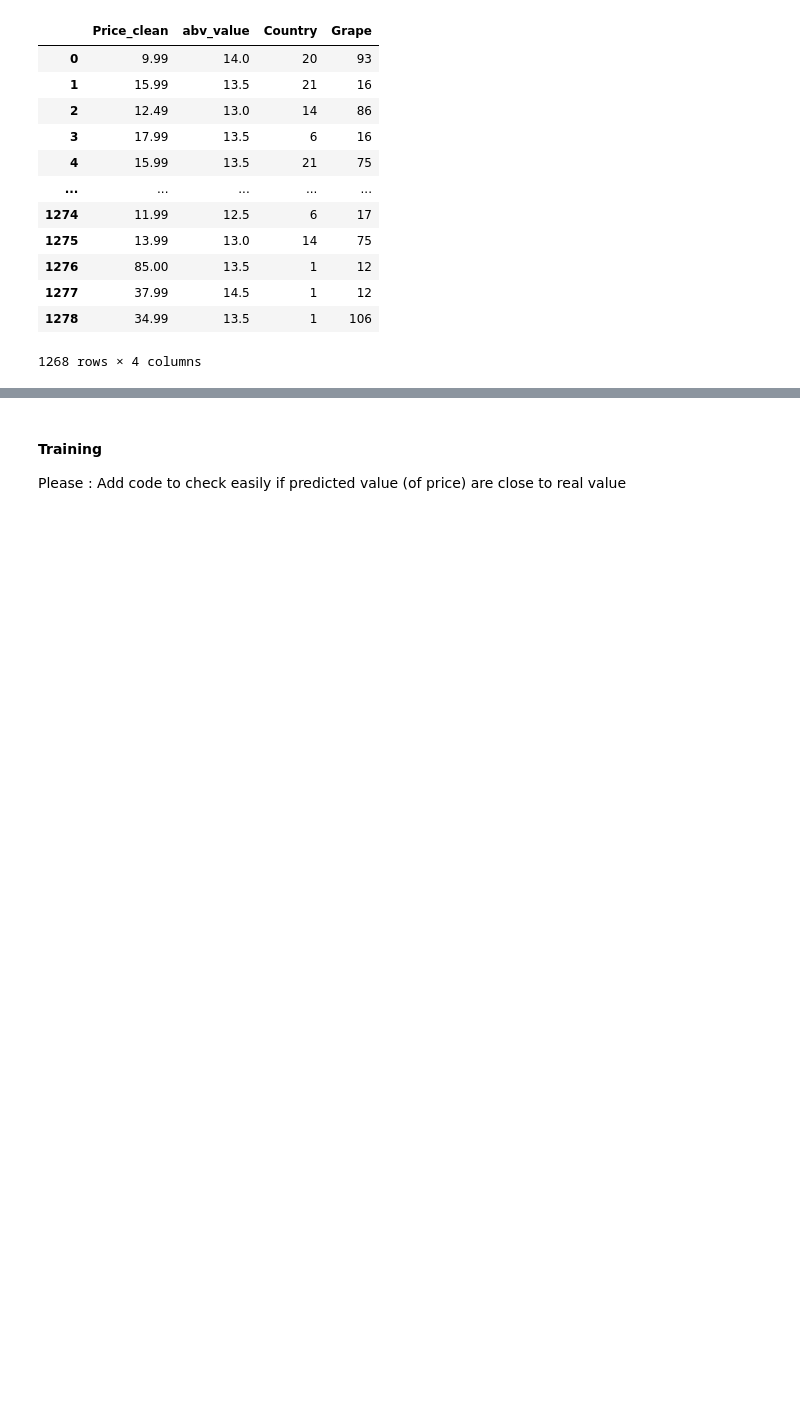
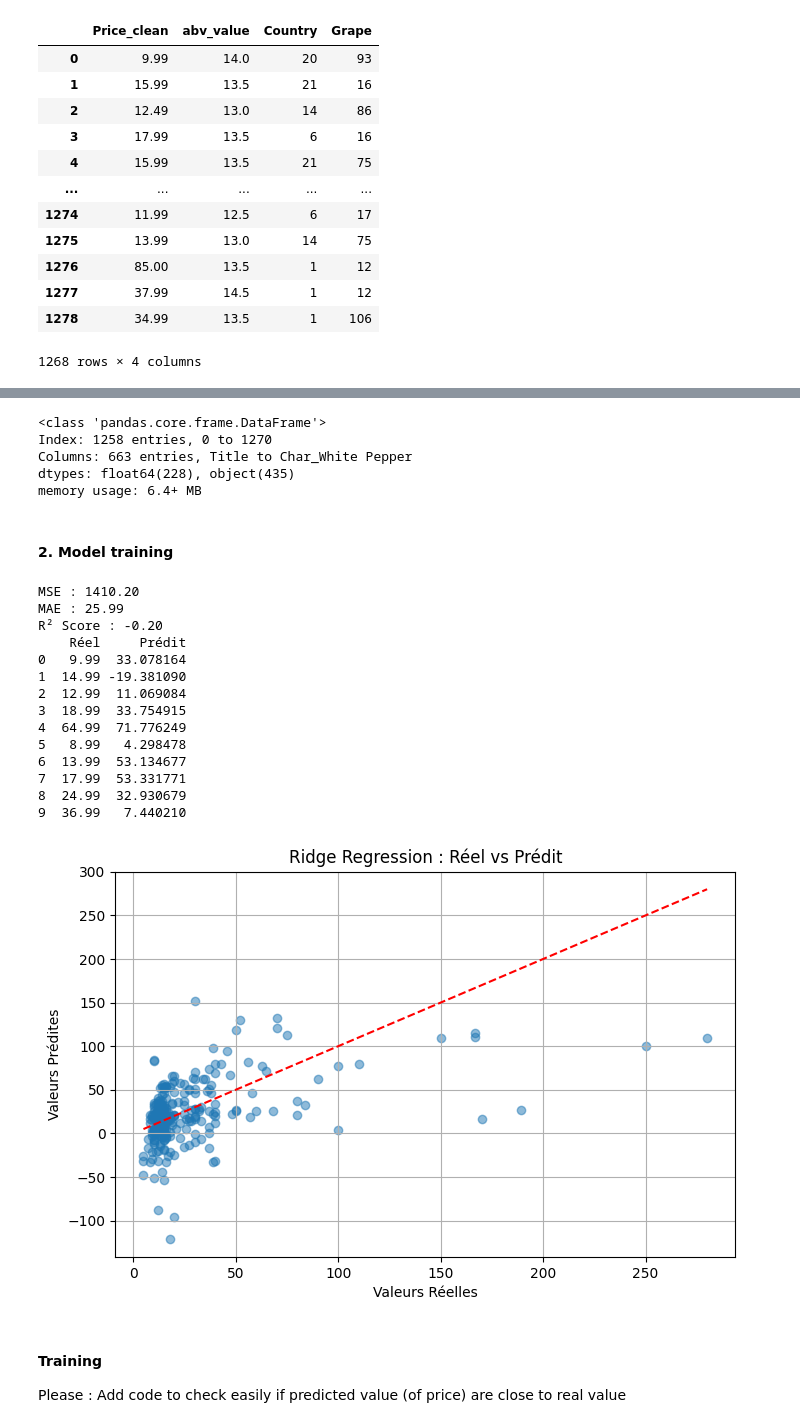
Before and after one commit to pierreLouisClv/Spochify, a Jupyter notebook: Spochify.ipynb, the cells around one changed output, grey strips where cells are left out. Cells and saved outputs as stored; diff of their text form; code cells hidden in the pictures; blank space fills up the shorter version.

```diff
--- a/Spochify.ipynb
+++ b/Spochify.ipynb
@@ -100,0 +102,11 @@ wine_df.head()
+# %%
+# Number of rows to remove
+print(wine_df['Grape'].isna().sum())
+
+# Remove NaN values
+wine_df.dropna(subset=['Grape'], inplace=True)
+
+# Encode it
+grape_encoded = pd.get_dummies(wine_df['Grape'], prefix='Grape')
+wine_df = pd.concat([wine_df, grape_encoded], axis=1)
+wine_df.drop('Grape', axis=1, inplace=True)
@@ -214,3 +268,72 @@ Encode Country and Grape
+# %%
+wine_df.info()
+# %% [output]
+<class 'pandas.core.frame.DataFrame'>
+Index: 1258 entries, 0 to 1270
+Columns: 663 entries, Title to Char_White Pepper
+dtypes: float64(228), object(435)
+memory usage: 6.4+ MB
+# %% [markdown]
+#### 2. Model training
+# %%
+# 1. Séparation des données
+titles = wine_df['Title']
+X = wine_df.drop(columns=['Price_clean', 'Title'])  # ou autre cible
+y = wine_df['Price_clean']
+
+X_train, X_test, y_train, y_test = train_test_split(X, y, test_size=0.2, random_state=42)
+
+# 2. Pipeline StandardScaler + Ridge
+model_pipeline = Pipeline([
+    ('scaler', StandardScaler()),
+    ('ridge', Ridge(alpha=1.0))
+])
+
+
+# 3. Entraînement
+model_pipeline.fit(X_train, y_train)
+
+# 4. Prédictions
+y_pred = model_pipeline.predict(X_test)
+
+# 5. Évaluation
+print(f"MSE : {mean_squared_error(y_test, y_pred):.2f}")
+print(f"MAE : {mean_absolute_error(y_test, y_pred):.2f}")
+print(f"R² Score : {r2_score(y_test, y_pred):.2f}")
+
+# 6. Comparaison valeurs réelles vs prédites
+results = pd.DataFrame({
+    'Réel': y_test.values,
+    'Prédit': y_pred
+}).reset_index(drop=True)
+
+print(results.head(10))  # Voir les 10 premières comparaisons
+
+# 7. Graphique
+plt.figure(figsize=(8, 5))
+plt.scatter(y_test, y_pred, alpha=0.5)
+plt.plot([y_test.min(), y_test.max()], [y_test.min(), y_test.max()], 'r--')  # diagonale parfaite
+plt.xlabel('Valeurs Réelles')
+plt.ylabel('Valeurs Prédites')
+plt.title('Ridge Regression : Réel vs Prédit')
+plt.grid(True)
+plt.show()
+# %% [output]
+MSE : 1410.20
+MAE : 25.99
+R² Score : -0.20
+    Réel     Prédit
+0   9.99  33.078164
+1  14.99 -19.381090
+2  12.99  11.069084
+3  18.99  33.754915
+4  64.99  71.776249
+5   8.99   4.298478
+6  13.99  53.134677
+7  17.99  53.331771
+8  24.99  32.930679
+9  36.99   7.440210
+[figure, added]
 # %%
 # If ID isn't useful, you can drop it
 X = ez_df[['ABV_clean', 'Country', 'Grape']]
```
Also changed, not shown: parts of 23 cells of this notebook.
